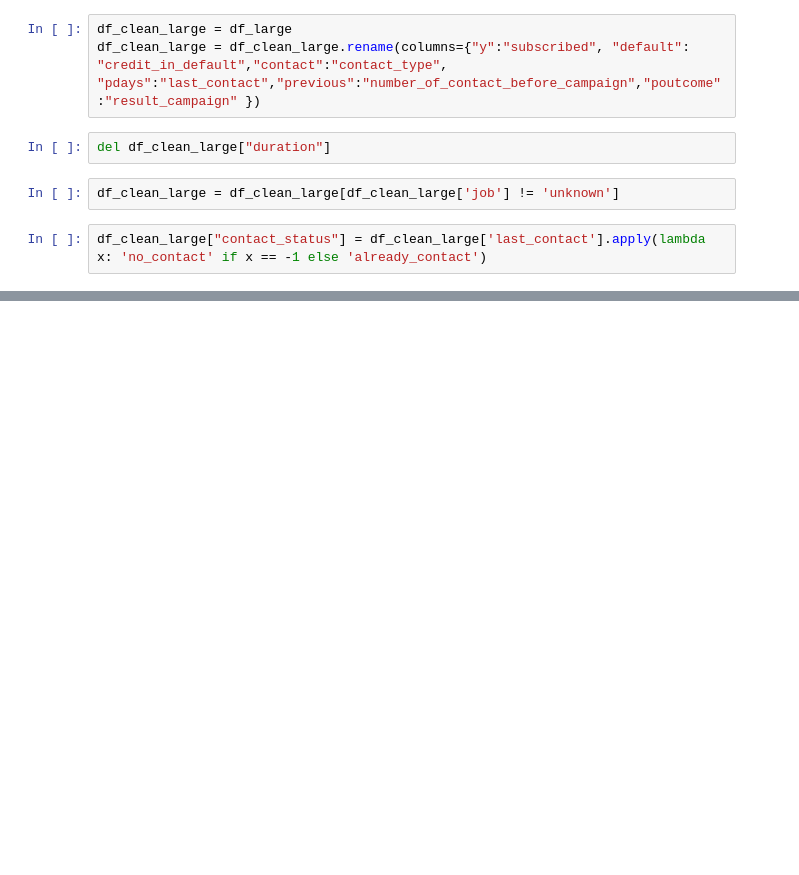
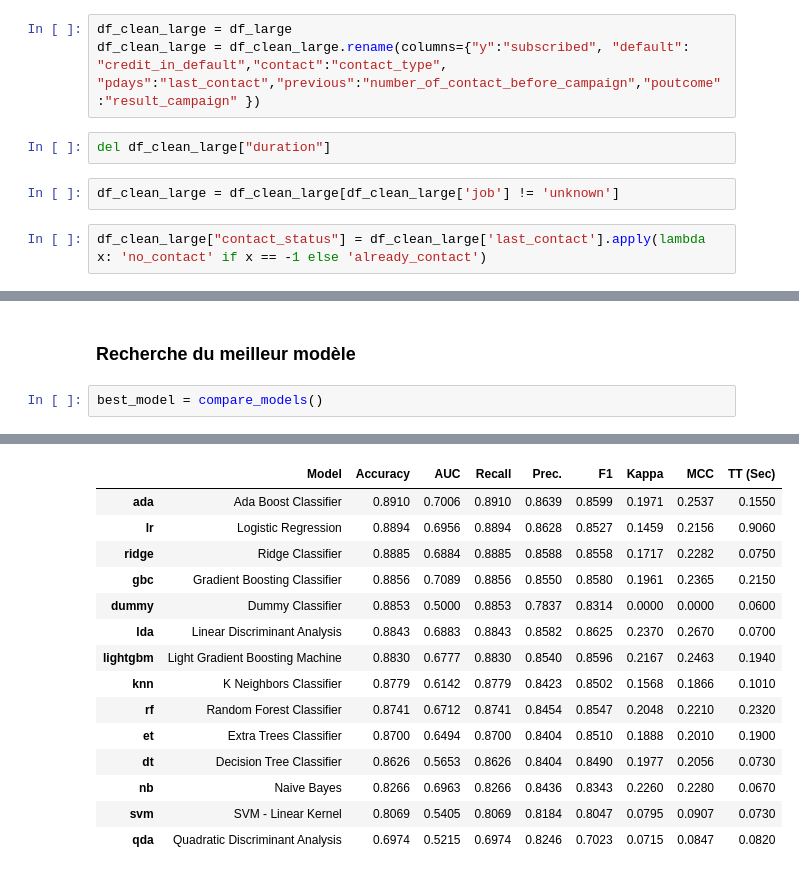
Before and after one commit to Paul-Emmanuel-Buffe/bank-marketing, a Jupyter notebook: notebooks/modeling.ipynb, the cells around one changed output, grey strips where cells are left out. Cells and saved outputs as stored; diff of their text form; blank space fills up the shorter version.

Commit message:
find best model

```diff
--- a/notebooks/modeling.ipynb
+++ b/notebooks/modeling.ipynb
@@ -41,0 +186,5 @@ df_clean_large["contact_status"] = df_clean_large['last_contact'].apply(lambda x
+# %% [markdown]
+### Recherche du meilleur modèle
+# %%
+best_model = compare_models()
+# %% [output]
@@ -41,0 +192,15 @@ df_clean_large["contact_status"] = df_clean_large['last_contact'].apply(lambda x
+|  | Model | Accuracy | AUC | Recall | Prec. | F1 | Kappa | MCC | TT (Sec) |
+| ada | Ada Boost Classifier | 0.8910 | 0.7006 | 0.8910 | 0.8639 | 0.8599 | 0.1971 | 0.2537 | 0.1550 |
+| lr | Logistic Regression | 0.8894 | 0.6956 | 0.8894 | 0.8628 | 0.8527 | 0.1459 | 0.2156 | 0.9060 |
+| ridge | Ridge Classifier | 0.8885 | 0.6884 | 0.8885 | 0.8588 | 0.8558 | 0.1717 | 0.2282 | 0.0750 |
+| gbc | Gradient Boosting Classifier | 0.8856 | 0.7089 | 0.8856 | 0.8550 | 0.8580 | 0.1961 | 0.2365 | 0.2150 |
+| dummy | Dummy Classifier | 0.8853 | 0.5000 | 0.8853 | 0.7837 | 0.8314 | 0.0000 | 0.0000 | 0.0600 |
+| lda | Linear Discriminant Analysis | 0.8843 | 0.6883 | 0.8843 | 0.8582 | 0.8625 | 0.2370 | 0.2670 | 0.0700 |
+| lightgbm | Light Gradient Boosting Machine | 0.8830 | 0.6777 | 0.8830 | 0.8540 | 0.8596 | 0.2167 | 0.2463 | 0.1940 |
+| knn | K Neighbors Classifier | 0.8779 | 0.6142 | 0.8779 | 0.8423 | 0.8502 | 0.1568 | 0.1866 | 0.1010 |
+| rf | Random Forest Classifier | 0.8741 | 0.6712 | 0.8741 | 0.8454 | 0.8547 | 0.2048 | 0.2210 | 0.2320 |
+| et | Extra Trees Classifier | 0.8700 | 0.6494 | 0.8700 | 0.8404 | 0.8510 | 0.1888 | 0.2010 | 0.1900 |
+| dt | Decision Tree Classifier | 0.8626 | 0.5653 | 0.8626 | 0.8404 | 0.8490 | 0.1977 | 0.2056 | 0.0730 |
+| nb | Naive Bayes | 0.8266 | 0.6963 | 0.8266 | 0.8436 | 0.8343 | 0.2260 | 0.2280 | 0.0670 |
+| svm | SVM - Linear Kernel | 0.8069 | 0.5405 | 0.8069 | 0.8184 | 0.8047 | 0.0795 | 0.0907 | 0.0730 |
+| qda | Quadratic Discriminant Analysis | 0.6974 | 0.5215 | 0.6974 | 0.8246 | 0.7023 | 0.0715 | 0.0847 | 0.0820 |
```
Also changed, not shown: parts of 11 cells of this notebook, 1 other file.
